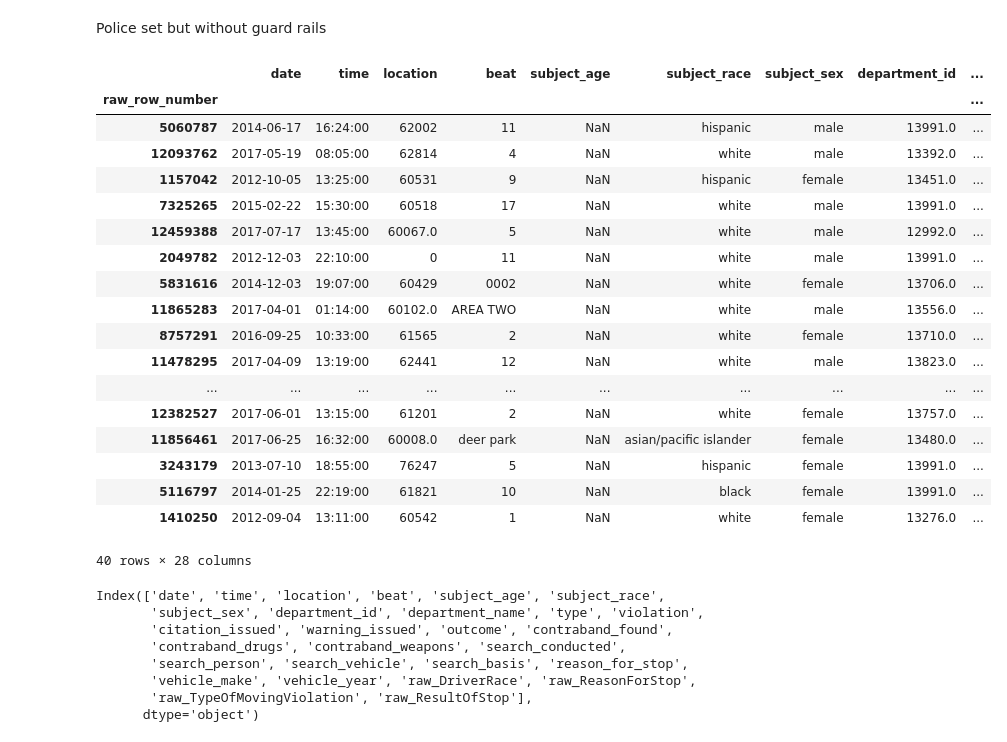
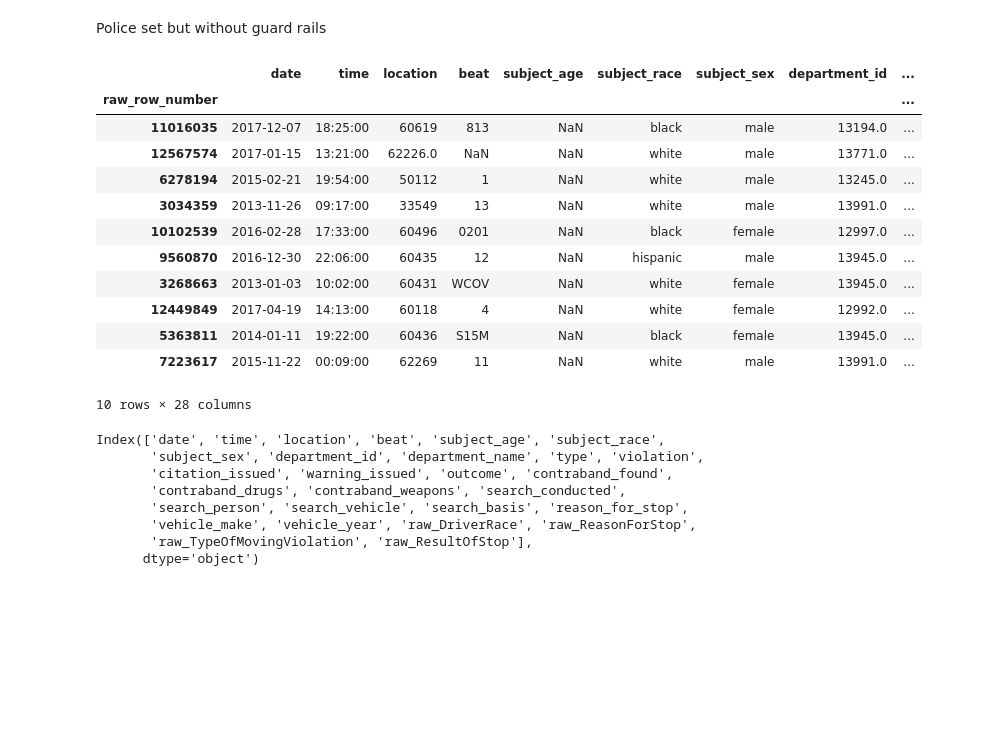
Before and after one commit to Slothay/MachineLearning, a Jupyter notebook: Day1/Show/pandasrehersal.ipynb, the cells around one changed output. Saved outputs shown, nothing was run; the diff lists cells and outputs as text; code cells hidden in the pictures; blank space fills up the shorter version.

```diff
--- a/Day1/Show/pandasrehersal.ipynb
+++ b/Day1/Show/pandasrehersal.ipynb
@@ -10,28 +10,22 @@ result = pd.read_csv(r'D:\repos\dataengineering\yg821jf8611_il_statewide_2020_04
 # %%
 result.size
 result.shape
 
-result.sample(40)
+result.sample(10)
 # %% [output]
 |  | date | time | location | beat | subject_age | subject_race | subject_sex | department_id | ... |
 | raw_row_number |  |  |  |  |  |  |  |  | ... |
-| 5060787 | 2014-06-17 | 16:24:00 | 62002 | 11 | NaN | hispanic | male | 13991.0 | ... |
-| 12093762 | 2017-05-19 | 08:05:00 | 62814 | 4 | NaN | white | male | 13392.0 | ... |
-| 1157042 | 2012-10-05 | 13:25:00 | 60531 | 9 | NaN | hispanic | female | 13451.0 | ... |
-| 7325265 | 2015-02-22 | 15:30:00 | 60518 | 17 | NaN | white | male | 13991.0 | ... |
-| 12459388 | 2017-07-17 | 13:45:00 | 60067.0 | 5 | NaN | white | male | 12992.0 | ... |
-| 2049782 | 2012-12-03 | 22:10:00 | 0 | 11 | NaN | white | male | 13991.0 | ... |
-| 5831616 | 2014-12-03 | 19:07:00 | 60429 | 0002 | NaN | white | female | 13706.0 | ... |
-| 11865283 | 2017-04-01 | 01:14:00 | 60102.0 | AREA TWO | NaN | white | male | 13556.0 | ... |
-| 8757291 | 2016-09-25 | 10:33:00 | 61565 | 2 | NaN | white | female | 13710.0 | ... |
-| 11478295 | 2017-04-09 | 13:19:00 | 62441 | 12 | NaN | white | male | 13823.0 | ... |
-| ... | ... | ... | ... | ... | ... | ... | ... | ... | ... |
-| 12382527 | 2017-06-01 | 13:15:00 | 61201 | 2 | NaN | white | female | 13757.0 | ... |
-| 11856461 | 2017-06-25 | 16:32:00 | 60008.0 | deer park | NaN | asian/pacific islander | female | 13480.0 | ... |
-| 3243179 | 2013-07-10 | 18:55:00 | 76247 | 5 | NaN | hispanic | female | 13991.0 | ... |
-| 5116797 | 2014-01-25 | 22:19:00 | 61821 | 10 | NaN | black | female | 13991.0 | ... |
-| 1410250 | 2012-09-04 | 13:11:00 | 60542 | 1 | NaN | white | female | 13276.0 | ... |
+| 11016035 | 2017-12-07 | 18:25:00 | 60619 | 813 | NaN | black | male | 13194.0 | ... |
+| 12567574 | 2017-01-15 | 13:21:00 | 62226.0 | NaN | NaN | white | male | 13771.0 | ... |
+| 6278194 | 2015-02-21 | 19:54:00 | 50112 | 1 | NaN | white | male | 13245.0 | ... |
+| 3034359 | 2013-11-26 | 09:17:00 | 33549 | 13 | NaN | white | male | 13991.0 | ... |
+| 10102539 | 2016-02-28 | 17:33:00 | 60496 | 0201 | NaN | black | female | 12997.0 | ... |
+| 9560870 | 2016-12-30 | 22:06:00 | 60435 | 12 | NaN | hispanic | male | 13945.0 | ... |
+| 3268663 | 2013-01-03 | 10:02:00 | 60431 | WCOV | NaN | white | female | 13945.0 | ... |
+| 12449849 | 2017-04-19 | 14:13:00 | 60118 | 4 | NaN | white | female | 12992.0 | ... |
+| 5363811 | 2014-01-11 | 19:22:00 | 60436 | S15M | NaN | black | female | 13945.0 | ... |
+| 7223617 | 2015-11-22 | 00:09:00 | 62269 | 11 | NaN | white | male | 13991.0 | ... |
-40 rows × 28 columns
+10 rows × 28 columns
 # %%
 result.columns
 # %% [output]
```
Also changed, not shown: 5 other files.
